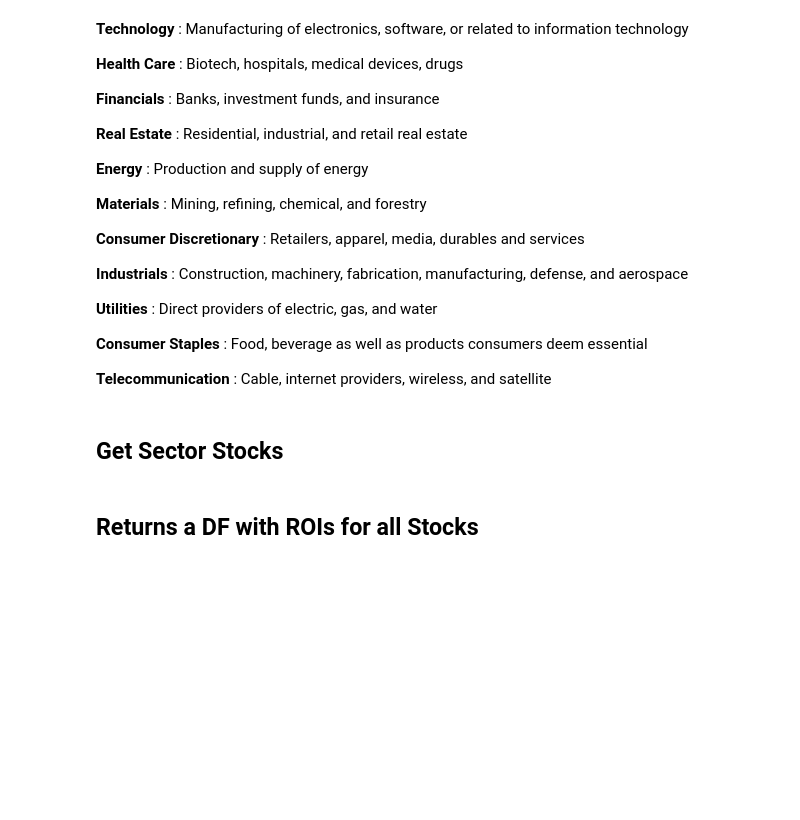
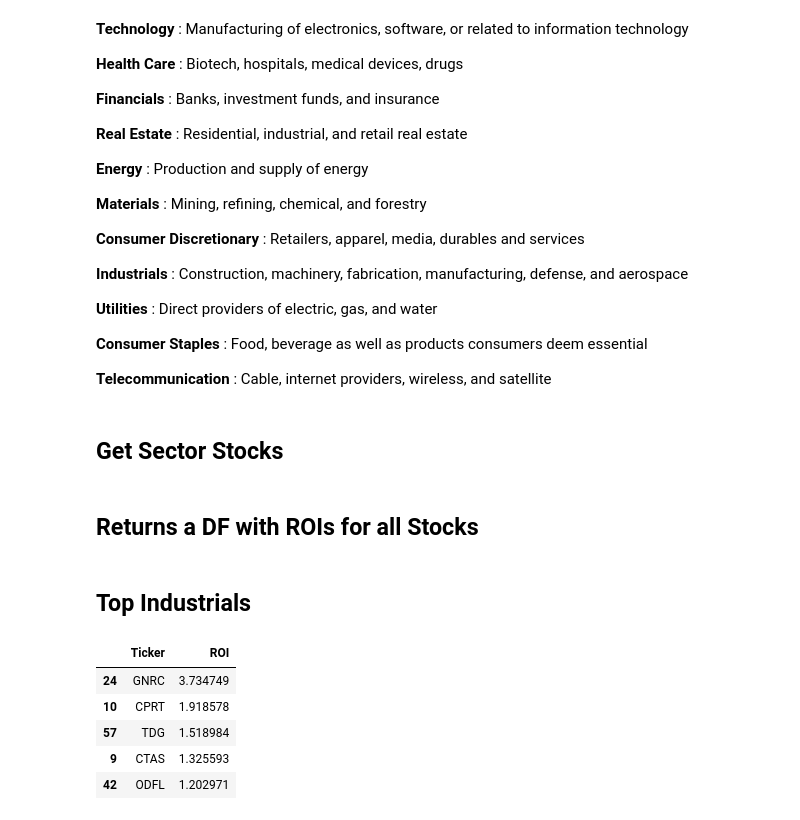
Before and after one commit to rayaroun/Stock-Portfolio-Risk-Analysis, a Jupyter notebook: Notebook4.ipynb, the cells around one changed output. Cells and saved outputs as stored; diff of their text form; code cells hidden in the pictures; blank space fills up the shorter version.

```diff
--- a/Notebook4.ipynb
+++ b/Notebook4.ipynb
@@ -198,3 +198,14 @@ finance = get_rois_for_stocks(financial_df)
 material = get_rois_for_stocks(material_df)
 restate = get_rois_for_stocks(restate_df)
 energy = get_rois_for_stocks(energy_df)
+# %% [markdown]
+## Top Industrials
+# %%
+industrial.sort_values(by=['ROI'], ascending=False).head(5)
+# %% [output]
+|  | Ticker | ROI |
+| 24 | GNRC | 3.734749 |
+| 10 | CPRT | 1.918578 |
+| 57 | TDG | 1.518984 |
+| 9 | CTAS | 1.325593 |
+| 42 | ODFL | 1.202971 |
```
Also changed, not shown: parts of 37 cells of this notebook.
